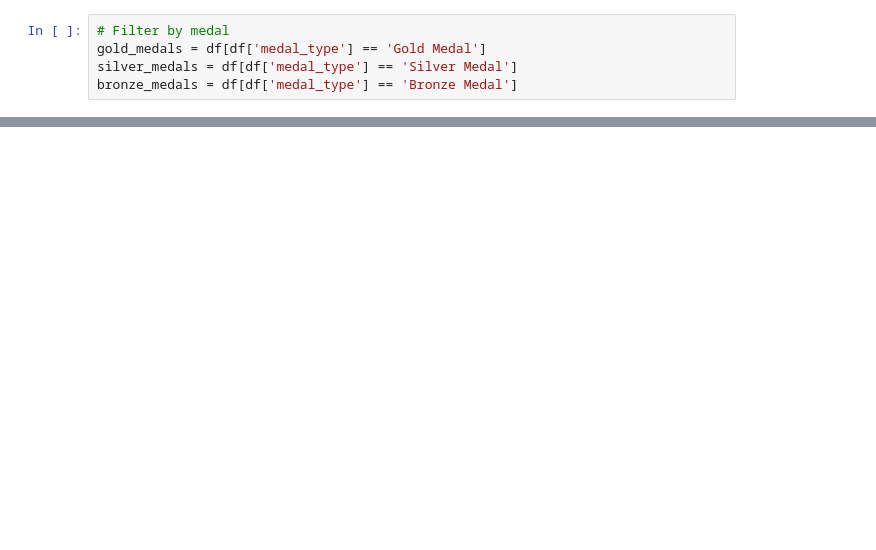
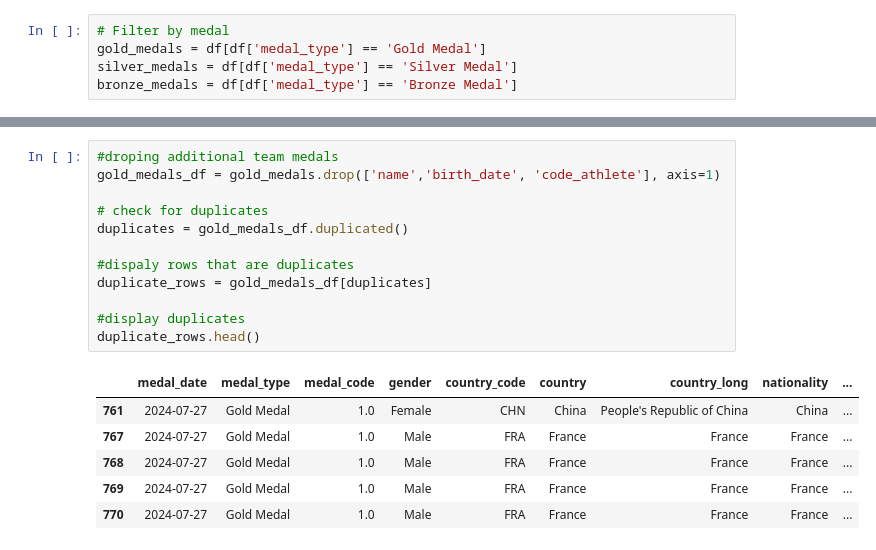
Before and after one commit to cailahanus/Paris-Olympics, a Jupyter notebook: medallists_analysis.ipynb, the cells around one changed output, grey strips where cells are left out. Drawn from its saved outputs; the diff is of its cells as text; blank space fills up the shorter version.

```diff
--- a/medallists_analysis.ipynb
+++ b/medallists_analysis.ipynb
@@ -69,0 +70,19 @@ plt.show()
+# %%
+#droping additional team medals
+gold_medals_df = gold_medals.drop(['name','birth_date', 'code_athlete'], axis=1)
+
+# check for duplicates
+duplicates = gold_medals_df.duplicated()
+
+#dispaly rows that are duplicates
+duplicate_rows = gold_medals_df[duplicates]
+
+#display duplicates
+duplicate_rows.head()
+# %% [output]
+|  | medal_date | medal_type | medal_code | gender | country_code | country | country_long | nationality | ... |
+| 761 | 2024-07-27 | Gold Medal | 1.0 | Female | CHN | China | People's Republic of China | China | ... |
+| 767 | 2024-07-27 | Gold Medal | 1.0 | Male | FRA | France | France | France | ... |
+| 768 | 2024-07-27 | Gold Medal | 1.0 | Male | FRA | France | France | France | ... |
+| 769 | 2024-07-27 | Gold Medal | 1.0 | Male | FRA | France | France | France | ... |
+| 770 | 2024-07-27 | Gold Medal | 1.0 | Male | FRA | France | France | France | ... |
```
Also changed, not shown: parts of 6 cells of this notebook, 55 other files.
